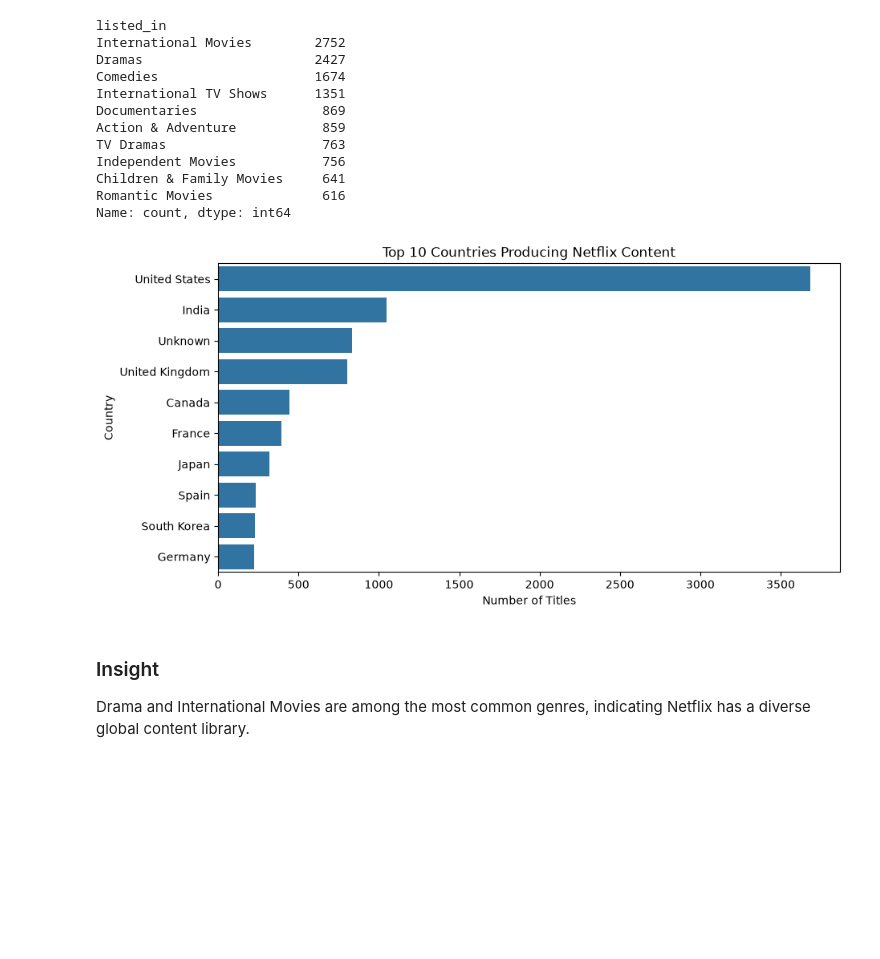
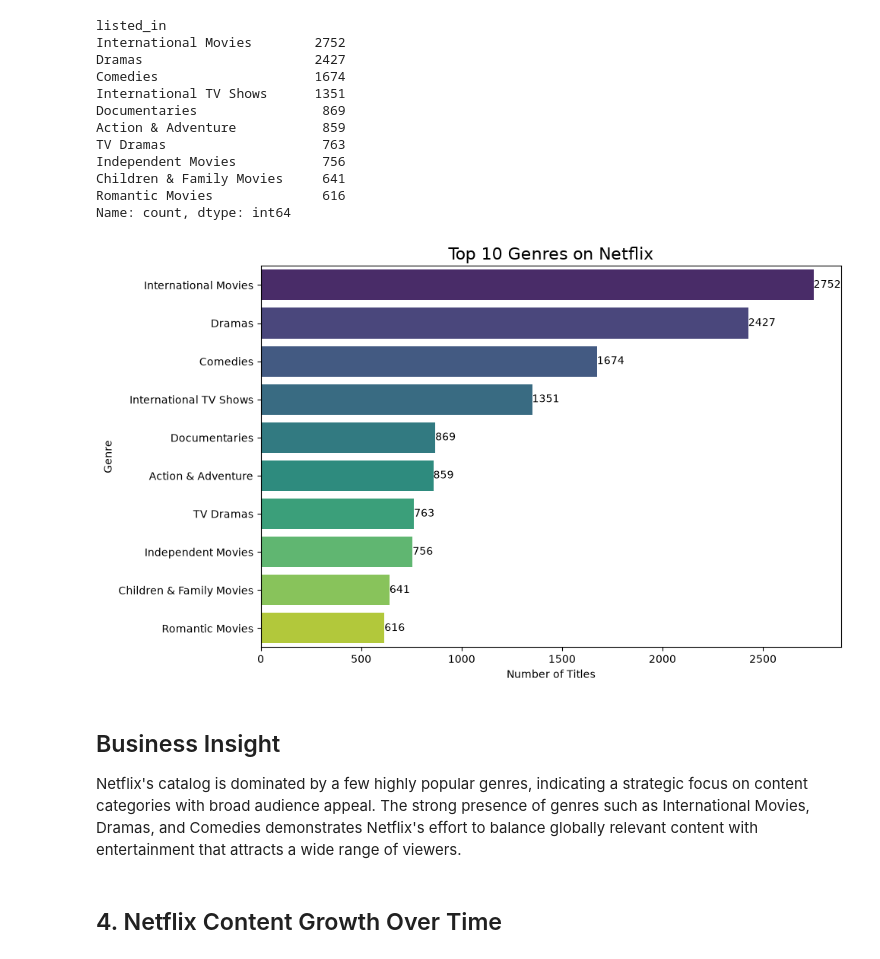
Before and after one commit to Hiba-Eman/Netflix_data_analysis, a Jupyter notebook: analysis.ipynb, the cells around one changed output. Saved outputs shown, nothing was run; the diff lists cells and outputs as text; code cells hidden in the pictures; blank space fills up the shorter version.

```diff
--- a/analysis.ipynb
+++ b/analysis.ipynb
@@ -222,16 +257,23 @@ Germany            226
 Name: count, dtype: int64
 # %%
 #Plot the top 10 countries producing Netflix content
-plt.figure(figsize=(10, 5))
+plt.figure(figsize=(10, 6))
 
-sns.barplot(
-    x=country_counts.values,
-    y=country_counts.index
+ax = sns.barplot(
+    x=top_countries.values,
+    y=top_countries.index,
+    hue=top_countries.index,
+    palette="viridis",
+    legend=False
 )
 
-plt.title("Top 10 Countries Producing Netflix Content")
+plt.title("Top 10 Content Producing Countries on Netflix", fontsize=16)
 plt.xlabel("Number of Titles")
 plt.ylabel("Country")
 
+for container in ax.containers:
+    ax.bar_label(container)
+
+plt.tight_layout()
 plt.show()
 # %% [output]
@@ -244,15 +287,14 @@ followed by India and the United Kingdom.
 # %%
 #Analysis 3: Top Genres
 #Spliting the "listed_in" column into multiple rows and counting the occurrences of each genre
-genre_counts = (
+genre_df = (
     df["listed_in"]
     .str.split(", ")
     .explode()
-    .value_counts()
-    .head(10)
 )
 
-genre_counts
+top_genres = genre_df.value_counts().head(10)
+top_genres
 # %% [output]
 listed_in
 International Movies        2752
@@ -268,24 +310,32 @@ Romantic Movies              616
 Name: count, dtype: int64
 # %%
 #Plot the top 10 countries producing Netflix content
-plt.figure(figsize=(10, 5))
+plt.figure(figsize=(10, 6))
 
-sns.barplot(
-    x=country_counts.values,
-    y=country_counts.index
+ax = sns.barplot(
+    x=top_genres.values,
+    y=top_genres.index,
+    hue=top_genres.index,
+    palette="viridis",
+    legend=False
 )
 
-plt.title("Top 10 Countries Producing Netflix Content")
+plt.title("Top 10 Genres on Netflix", fontsize=16)
 plt.xlabel("Number of Titles")
-plt.ylabel("Country")
+plt.ylabel("Genre")
 
+for container in ax.containers:
+    ax.bar_label(container)
+
+plt.tight_layout()
 plt.show()
 # %% [output]
-[figure, old version]
+[figure, new version]
 # %% [markdown]
-### Insight
+## Business Insight
 
-Drama and International Movies are among the most common genres,
-indicating Netflix has a diverse global content library.
+Netflix's catalog is dominated by a few highly popular genres, indicating a strategic focus on content categories with broad audience appeal. The strong presence of genres such as International Movies, Dramas, and Comedies demonstrates Netflix's effort to balance globally relevant content with entertainment that attracts a wide range of viewers.
+# %% [markdown]
+## 4. Netflix Content Growth Over Time
 # %%
 #Analysis 4: Netflix Growth Over Time
```
Also changed, not shown: parts of 31 cells of this notebook.
